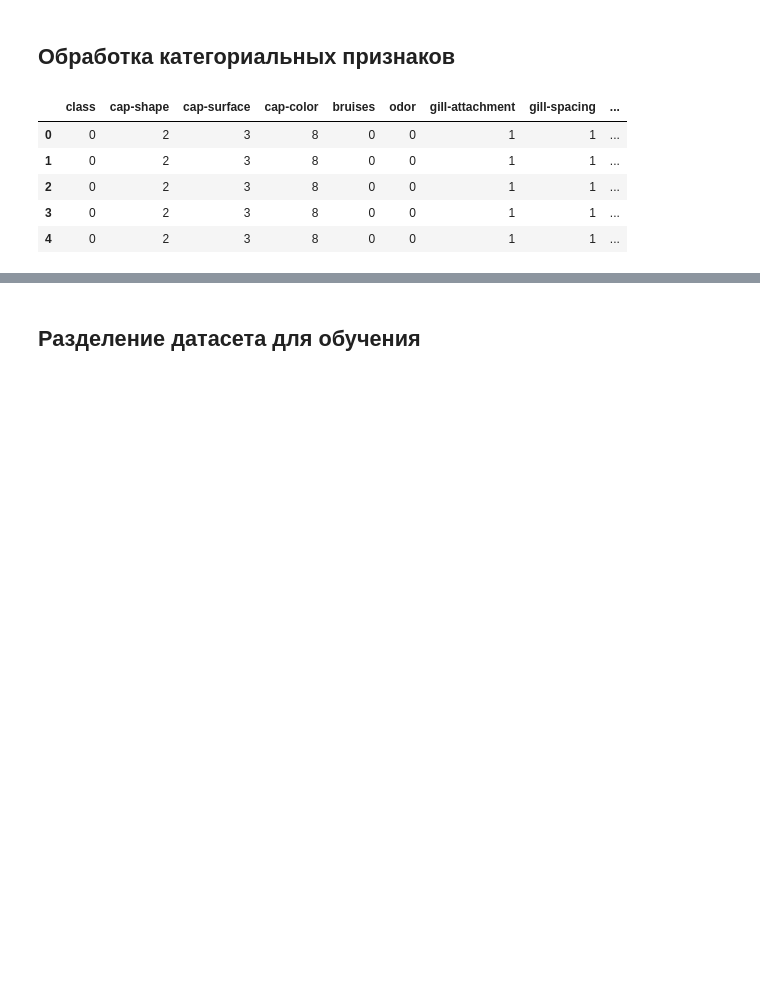
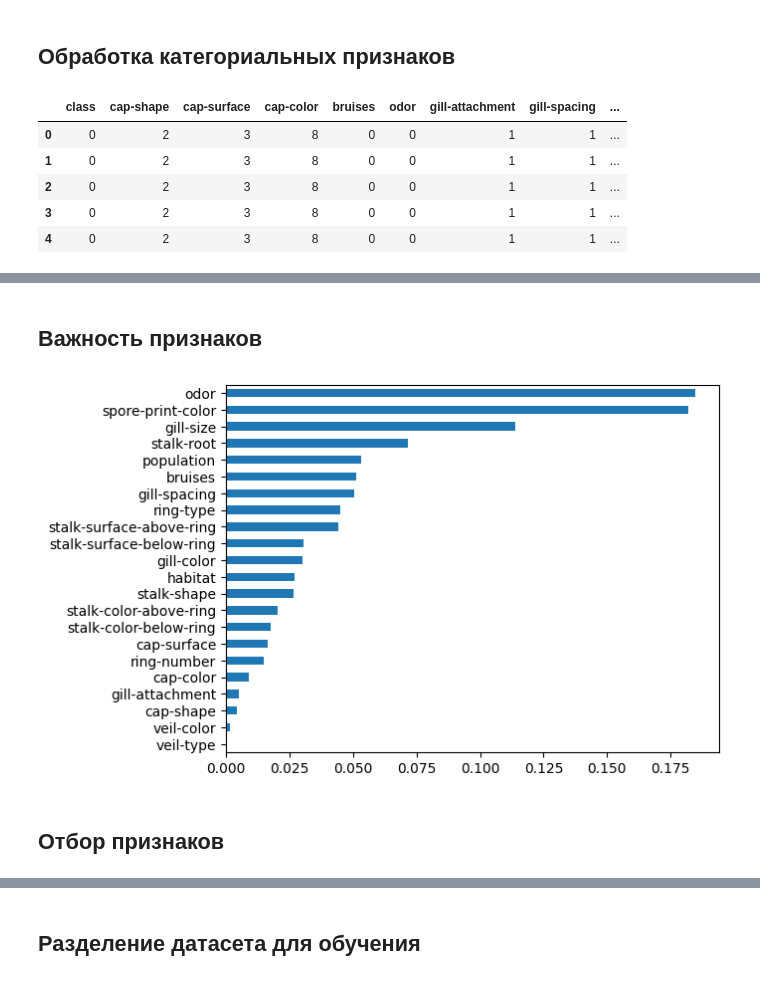
Before and after one commit to Grischenkov/NeuralNetworks, a Jupyter notebook: Lab2/solution.ipynb, the cells around one changed output, grey strips where cells are left out. Saved outputs shown, nothing was run; the diff lists cells and outputs as text; code cells hidden in the pictures; blank space fills up the shorter version.

```diff
--- a/Lab2/solution.ipynb
+++ b/Lab2/solution.ipynb
@@ -107,2 +130,0 @@ plt.show
-# %%
-df = df.drop(columns=['veil-type'])
@@ -163,3 +166,17 @@ spore-print-color           int32
 population                  int32
 habitat                     int32
 dtype: object
+# %% [markdown]
+## Важность признаков
+# %%
+rfc = RandomForestClassifier()
+rfc.fit(df.drop(columns=['class']), df['class'])
+
+imp = pd.Series(rfc.feature_importances_, df.drop(columns=['class']).columns[0:len(df.drop(columns=['class']).columns)]).sort_values()
+plt.figure()
+imp.plot(kind='barh')
+plt.show()
+# %% [output]
+[figure, added]
+# %% [markdown]
+## Отбор признаков
```
Also changed, not shown: parts of 25 cells of this notebook.
